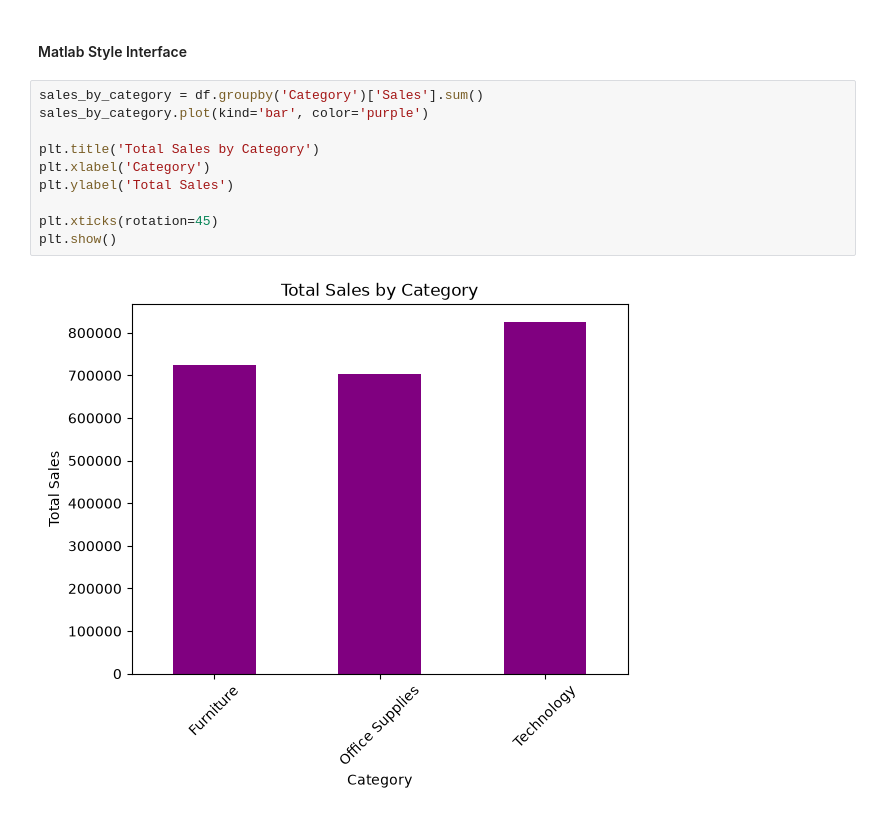
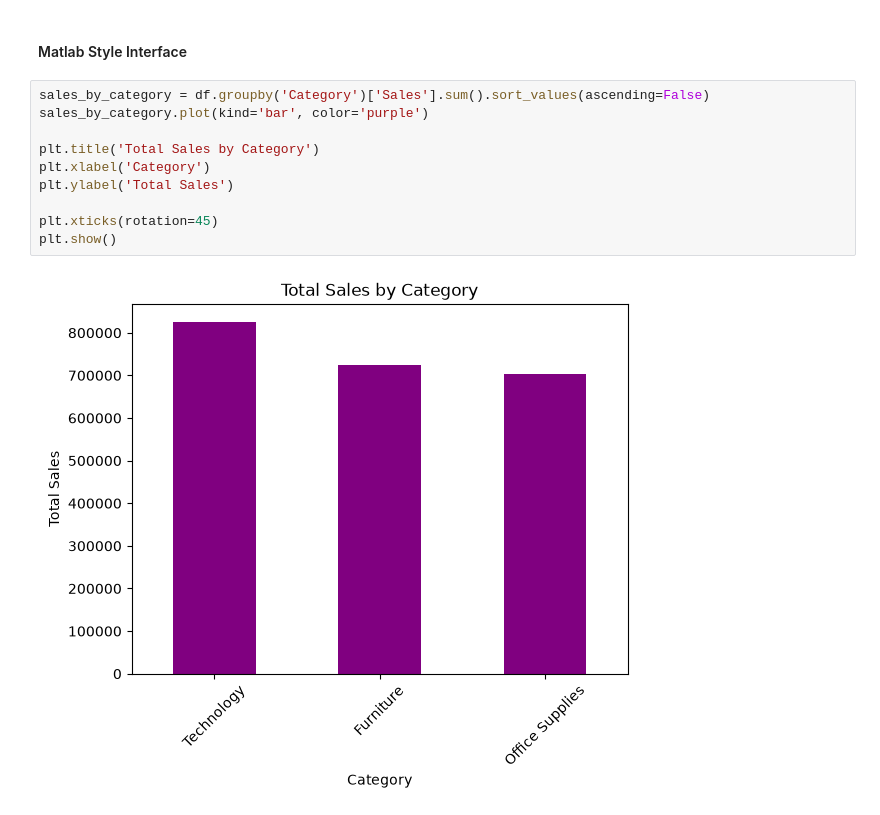
Before and after one commit to WillardDev/Python_Data_Analysis, a Jupyter notebook: Foundations_of_Matplotlib.ipynb, the cells around one changed output. Saved outputs shown, nothing was run; the diff lists cells and outputs as text.

```diff
--- a/Foundations_of_Matplotlib.ipynb
+++ b/Foundations_of_Matplotlib.ipynb
@@ -103,17 +83,17 @@ dtype: int64
 # %% [markdown]
 #### Matlab Style Interface
 # %%
-sales_by_category = df.groupby('Category')['Sales'].sum()
+sales_by_category = df.groupby('Category')['Sales'].sum().sort_values(ascending=False)
 sales_by_category.plot(kind='bar', color='purple')
 
 plt.title('Total Sales by Category')
 plt.xlabel('Category')
 plt.ylabel('Total Sales')
 
 plt.xticks(rotation=45)
 plt.show()
 # %% [output]
-[figure, old version]
+[figure, new version]
 # %%
 sales_by_category
 
```
Also changed, not shown: parts of 4 cells of this notebook.
